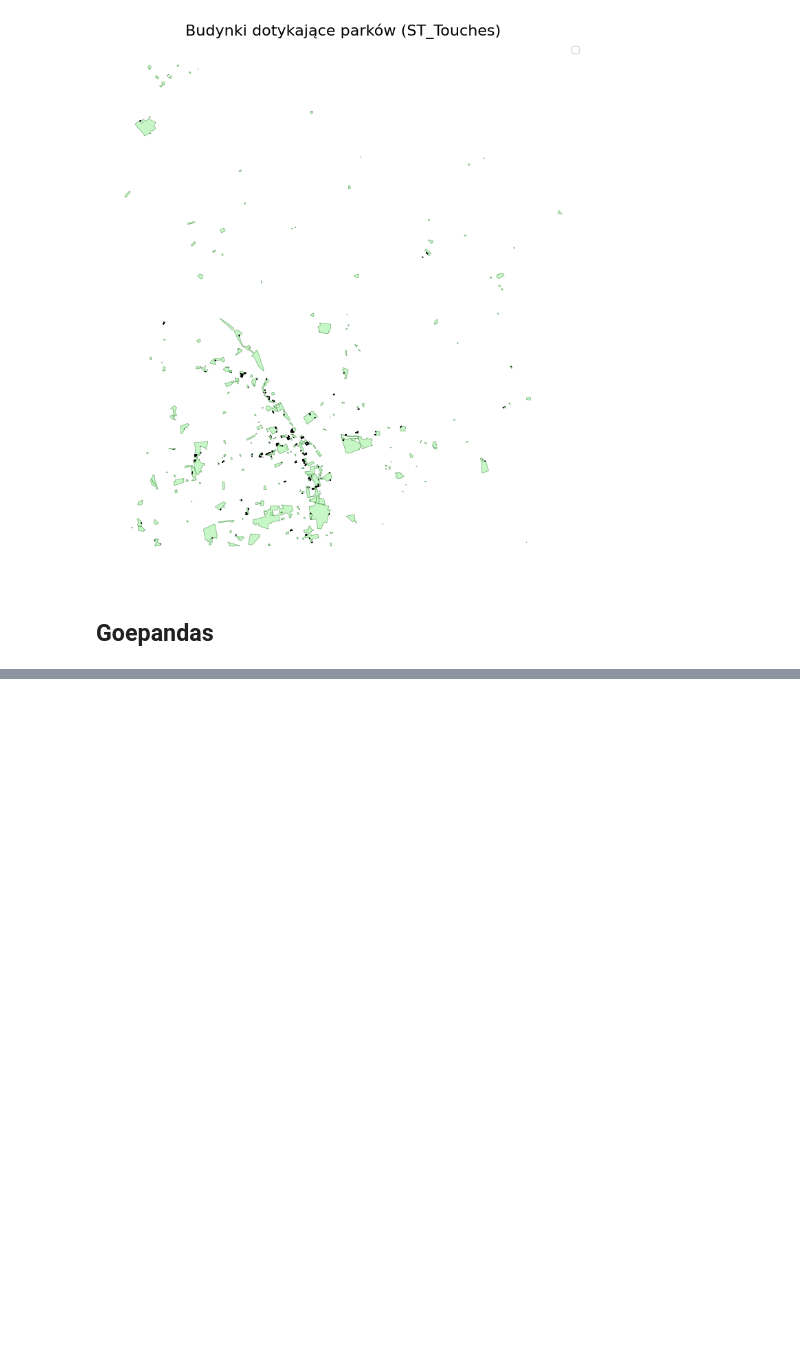
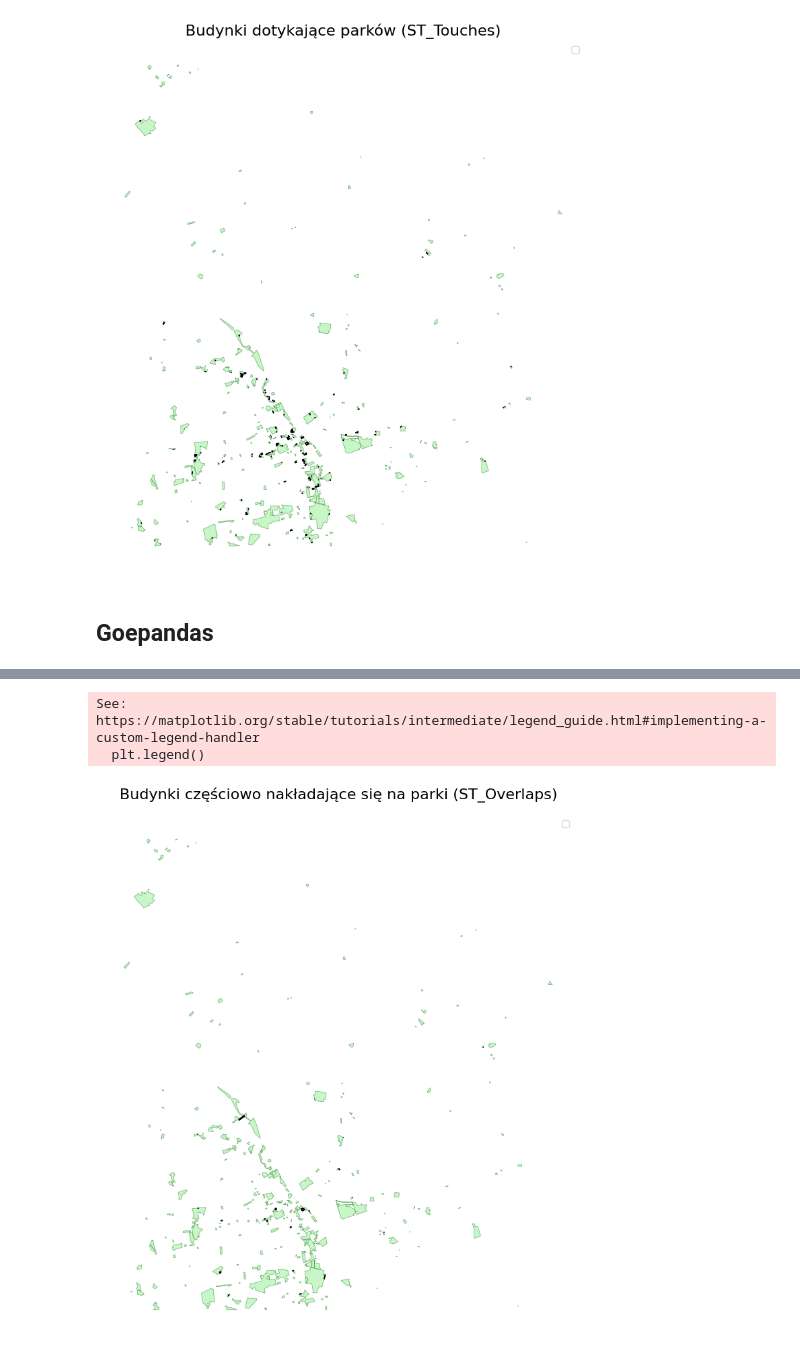
Before and after one commit to FilipBudzynski/spdb, a Jupyter notebook: python/topological_relations.ipynb, the cells around one changed output, grey strips where cells are left out. Saved outputs shown, nothing was run; the diff lists cells and outputs as text; code cells hidden in the pictures; blank space fills up the shorter version.

```diff
--- a/python/topological_relations.ipynb
+++ b/python/topological_relations.ipynb
@@ -327,0 +374,23 @@ plt.show()
+# %%
+overlaps_query = """
+   SELECT b.osm_id, b.name AS building_name, p.name AS park_name, b.way
+   FROM planet_osm_polygon b, planet_osm_polygon p
+   WHERE ST_Overlaps(b.way, p.way)
+     AND p.leisure = 'park'
+     AND b.building IS NOT NULL;
+"""
+
+start_time = time.time()
+buildings_overlapping_parks_gdf = gpd.read_postgis(overlaps_query, engine, geom_col='way')
+end_time = time.time()
+execution_times['ST_Overlaps (PostGIS)'] = end_time - start_time
+print(f"Time elapsed for ST_Overlaps query: {end_time - start_time:.2f} seconds")
+
+fig, ax = plt.subplots(figsize=(12, 10))
+parks_gdf.plot(ax=ax, color='lightgreen', edgecolor='darkgreen', linewidth=0.5, alpha=0.5, label="Parki")
+buildings_overlapping_parks_gdf.plot(ax=ax, color='violet', edgecolor='black', label="Budynki nakładające się na parki")
+ax.set_title("Budynki częściowo nakładające się na parki (ST_Overlaps)", fontsize=16)
+plt.axis('off')
+plt.legend()
+plt.show()
+# %% [output]
@@ -327,0 +398,3 @@ plt.show()
+See: https://matplotlib.org/stable/tutorials/intermediate/legend_guide.html#implementing-a-custom-legend-handler
+  plt.legend()
+[figure, added]
```
Also changed, not shown: parts of 34 cells of this notebook, 1 other file.
